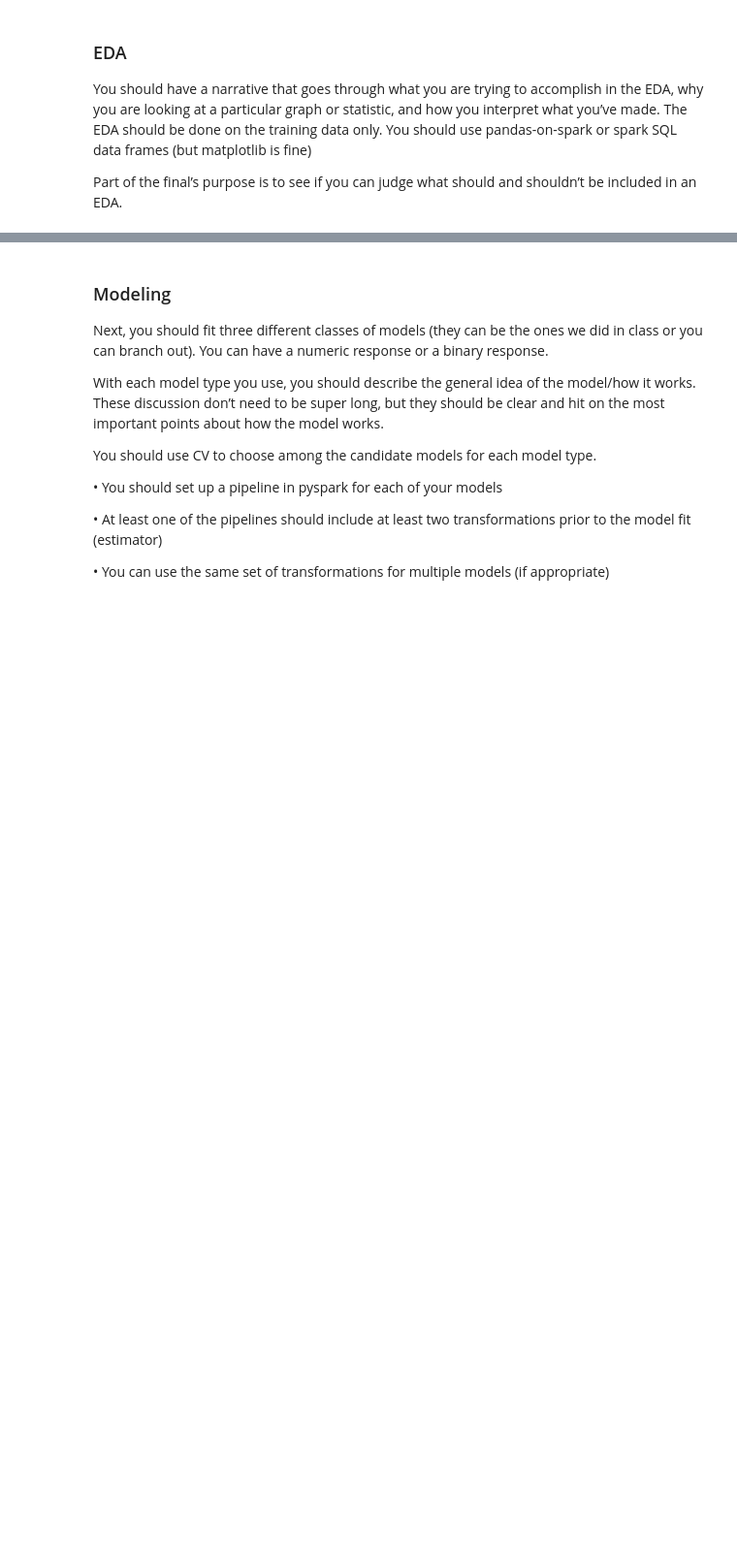
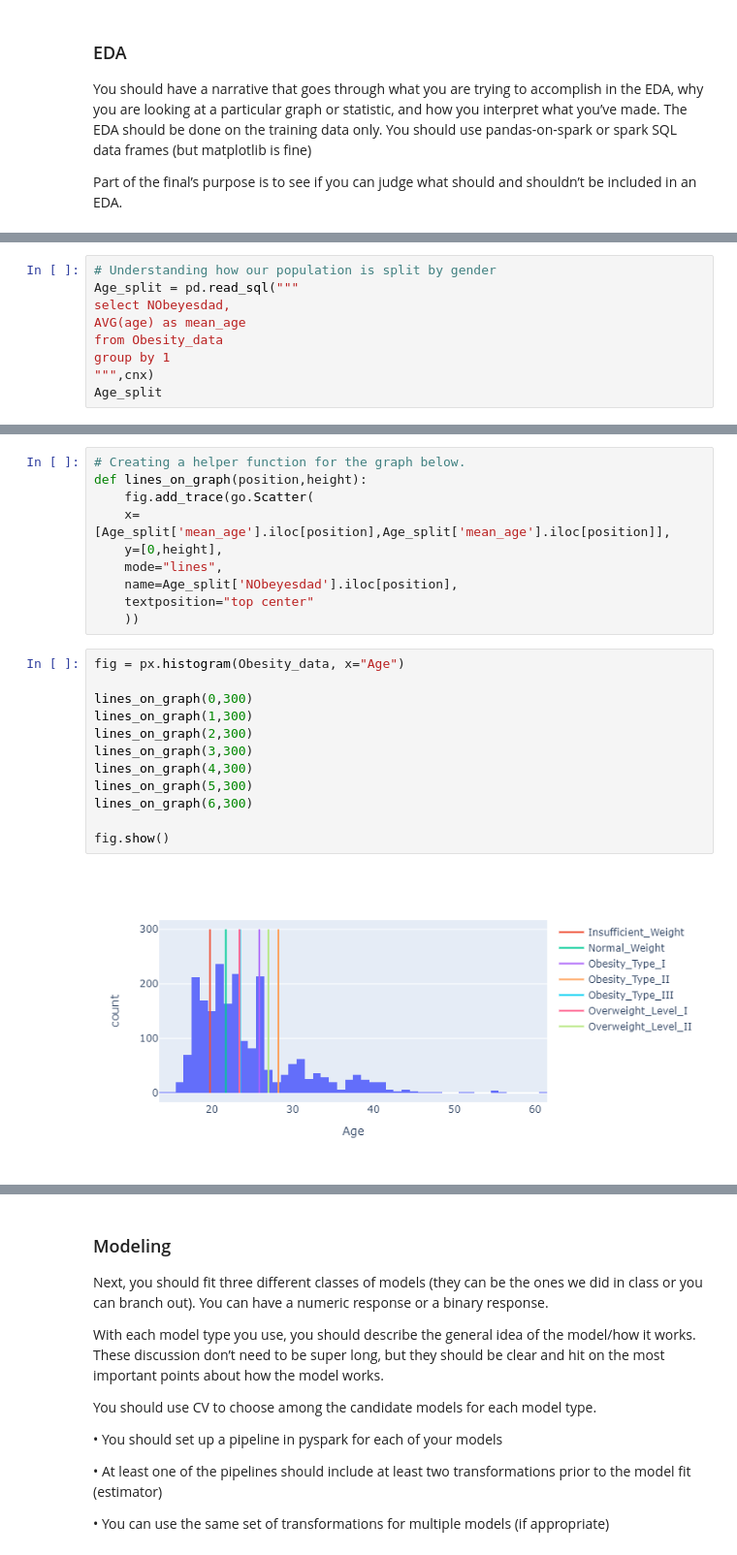
Before and after one commit to Smora0713/ST590_Project3, a Jupyter notebook: Project 3.ipynb, the cells around one changed output, grey strips where cells are left out. Shown at 97% size. Cells and saved outputs as stored; diff of their text form; blank space fills up the shorter version.

```diff
--- a/Project 3.ipynb
+++ b/Project 3.ipynb
@@ -118,0 +256,9 @@ Part of the final’s purpose is to see if you can judge what should and shouldn
+# %%
+# Understanding how our population is split by gender
+Age_split = pd.read_sql("""
+select NObeyesdad,
+AVG(age) as mean_age
+from Obesity_data
+group by 1
+""",cnx)
+Age_split
@@ -118,0 +274,24 @@ Part of the final’s purpose is to see if you can judge what should and shouldn
+# %%
+# Creating a helper function for the graph below.
+def lines_on_graph(position,height):
+    fig.add_trace(go.Scatter(
+    x=[Age_split['mean_age'].iloc[position],Age_split['mean_age'].iloc[position]],
+    y=[0,height],
+    mode="lines",
+    name=Age_split['NObeyesdad'].iloc[position],
+    textposition="top center"
+    ))
+# %%
+fig = px.histogram(Obesity_data, x="Age")
+
+lines_on_graph(0,300)
+lines_on_graph(1,300)
+lines_on_graph(2,300)
+lines_on_graph(3,300)
+lines_on_graph(4,300)
+lines_on_graph(5,300)
+lines_on_graph(6,300)
+
+fig.show()
+# %% [output]
+[figure, added]
```
Also changed, not shown: parts of 31 cells of this notebook, 2 other files.
